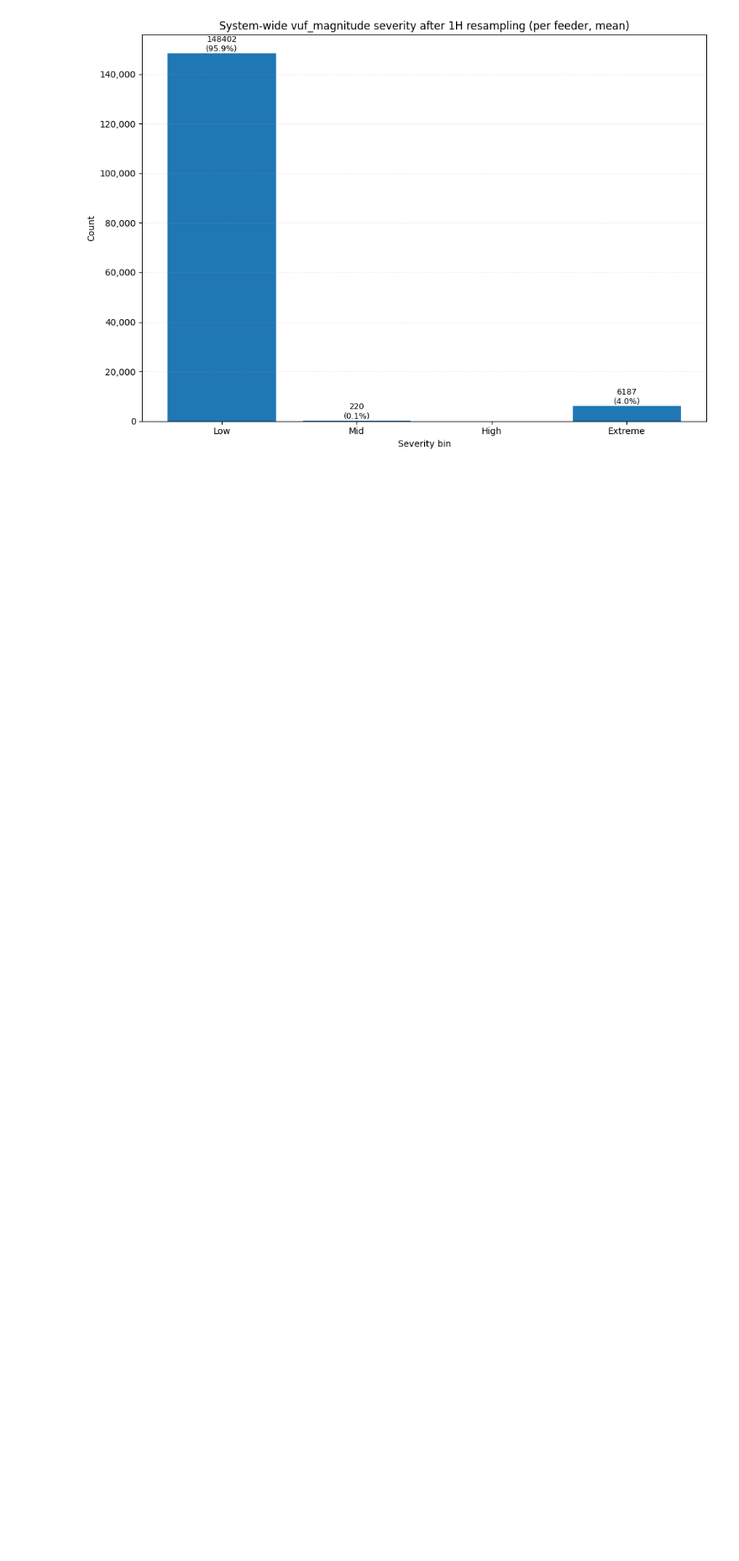
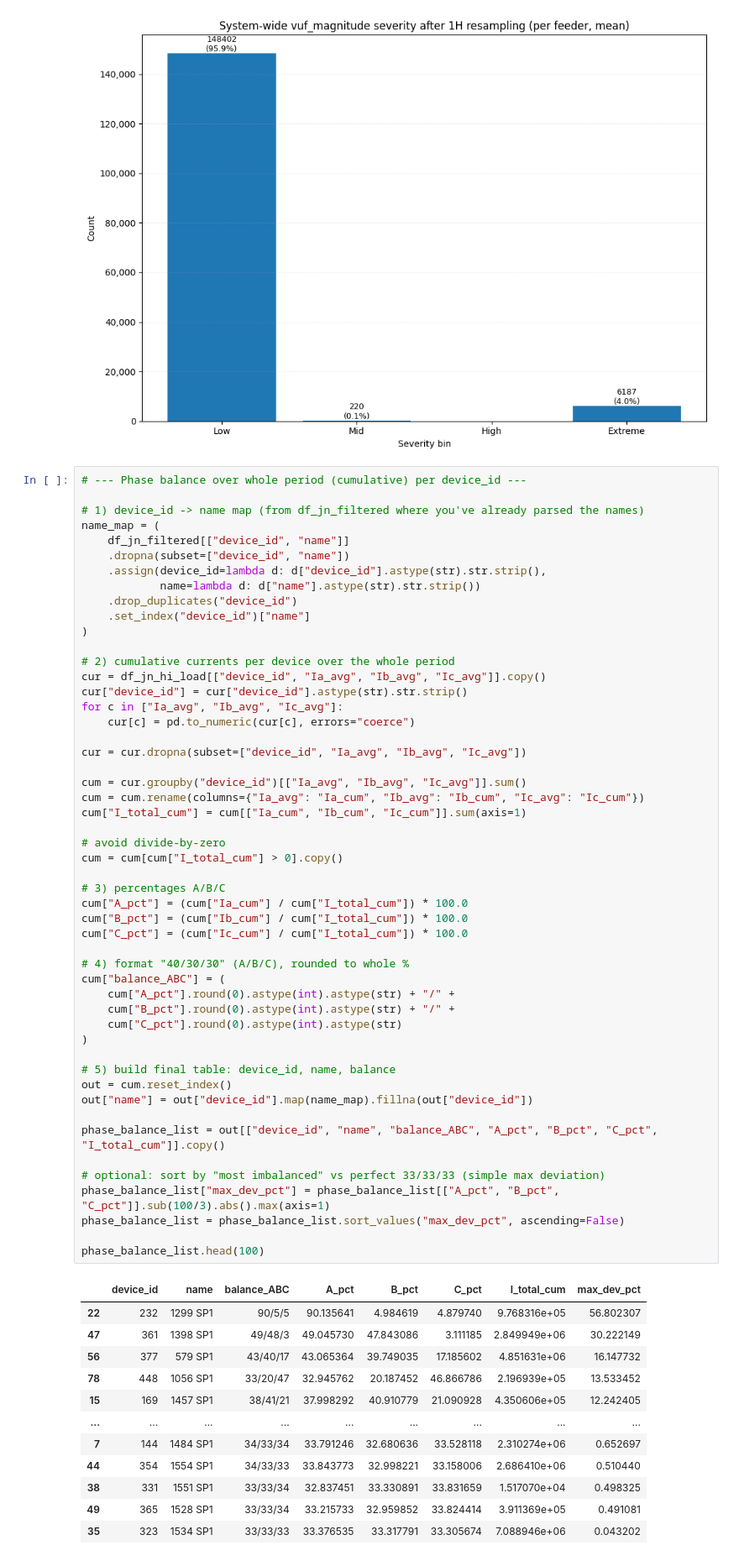
Before and after one commit to MindisBlank/Jasonaq_thesis, a Jupyter notebook: notebooks/CUR.ipynb, the cells around one changed output. Shown at 84% size. Drawn from its saved outputs; the diff is of its cells as text; blank space fills up the shorter version.

```diff
--- a/notebooks/CUR.ipynb
+++ b/notebooks/CUR.ipynb
@@ -1000,3 +1046,67 @@ fig, counts, hourly = system_wide_severity_barchart_hourly(
 [figure]
 [figure]
 [figure]
+# %%
+# --- Phase balance over whole period (cumulative) per device_id ---
+
+# 1) device_id -> name map (from df_jn_filtered where you've already parsed the names)
+name_map = (
+    df_jn_filtered[["device_id", "name"]]
+    .dropna(subset=["device_id", "name"])
+    .assign(device_id=lambda d: d["device_id"].astype(str).str.strip(),
+            name=lambda d: d["name"].astype(str).str.strip())
+    .drop_duplicates("device_id")
+    .set_index("device_id")["name"]
+)
+
+# 2) cumulative currents per device over the whole period
+cur = df_jn_hi_load[["device_id", "Ia_avg", "Ib_avg", "Ic_avg"]].copy()
+cur["device_id"] = cur["device_id"].astype(str).str.strip()
+for c in ["Ia_avg", "Ib_avg", "Ic_avg"]:
+    cur[c] = pd.to_numeric(cur[c], errors="coerce")
+
+cur = cur.dropna(subset=["device_id", "Ia_avg", "Ib_avg", "Ic_avg"])
+
+cum = cur.groupby("device_id")[["Ia_avg", "Ib_avg", "Ic_avg"]].sum()
+cum = cum.rename(columns={"Ia_avg": "Ia_cum", "Ib_avg": "Ib_cum", "Ic_avg": "Ic_cum"})
+cum["I_total_cum"] = cum[["Ia_cum", "Ib_cum", "Ic_cum"]].sum(axis=1)
+
+# avoid divide-by-zero
+cum = cum[cum["I_total_cum"] > 0].copy()
+
+# 3) percentages A/B/C
+cum["A_pct"] = (cum["Ia_cum"] / cum["I_total_cum"]) * 100.0
+cum["B_pct"] = (cum["Ib_cum"] / cum["I_total_cum"]) * 100.0
+cum["C_pct"] = (cum["Ic_cum"] / cum["I_total_cum"]) * 100.0
+
+# 4) format "40/30/30" (A/B/C), rounded to whole %
+cum["balance_ABC"] = (
+    cum["A_pct"].round(0).astype(int).astype(str) + "/" +
+    cum["B_pct"].round(0).astype(int).astype(str) + "/" +
+    cum["C_pct"].round(0).astype(int).astype(str)
+)
+
+# 5) build final table: device_id, name, balance
+out = cum.reset_index()
+out["name"] = out["device_id"].map(name_map).fillna(out["device_id"])
+
+phase_balance_list = out[["device_id", "name", "balance_ABC", "A_pct", "B_pct", "C_pct", "I_total_cum"]].copy()
+
+# optional: sort by "most imbalanced" vs perfect 33/33/33 (simple max deviation)
+phase_balance_list["max_dev_pct"] = phase_balance_list[["A_pct", "B_pct", "C_pct"]].sub(100/3).abs().max(axis=1)
+phase_balance_list = phase_balance_list.sort_values("max_dev_pct", ascending=False)
+
+phase_balance_list.head(100)
+# %% [output]
+|  | device_id | name | balance_ABC | A_pct | B_pct | C_pct | I_total_cum | max_dev_pct |
+| 22 | 232 | 1299 SP1 | 90/5/5 | 90.135641 | 4.984619 | 4.879740 | 9.768316e+05 | 56.802307 |
+| 47 | 361 | 1398 SP1 | 49/48/3 | 49.045730 | 47.843086 | 3.111185 | 2.849949e+06 | 30.222149 |
+| 56 | 377 | 579 SP1 | 43/40/17 | 43.065364 | 39.749035 | 17.185602 | 4.851631e+06 | 16.147732 |
+| 78 | 448 | 1056 SP1 | 33/20/47 | 32.945762 | 20.187452 | 46.866786 | 2.196939e+05 | 13.533452 |
+| 15 | 169 | 1457 SP1 | 38/41/21 | 37.998292 | 40.910779 | 21.090928 | 4.350606e+05 | 12.242405 |
+| ... | ... | ... | ... | ... | ... | ... | ... | ... |
+| 7 | 144 | 1484 SP1 | 34/33/34 | 33.791246 | 32.680636 | 33.528118 | 2.310274e+06 | 0.652697 |
+| 44 | 354 | 1554 SP1 | 34/33/33 | 33.843773 | 32.998221 | 33.158006 | 2.686410e+06 | 0.510440 |
+| 38 | 331 | 1551 SP1 | 33/33/34 | 32.837451 | 33.330891 | 33.831659 | 1.517070e+04 | 0.498325 |
+| 49 | 365 | 1528 SP1 | 33/33/34 | 33.215733 | 32.959852 | 33.824414 | 3.911369e+05 | 0.491081 |
+| 35 | 323 | 1534 SP1 | 33/33/33 | 33.376535 | 33.317791 | 33.305674 | 7.088946e+06 | 0.043202 |
```
Also changed, not shown: parts of 5 cells of this notebook, 4 other files.
